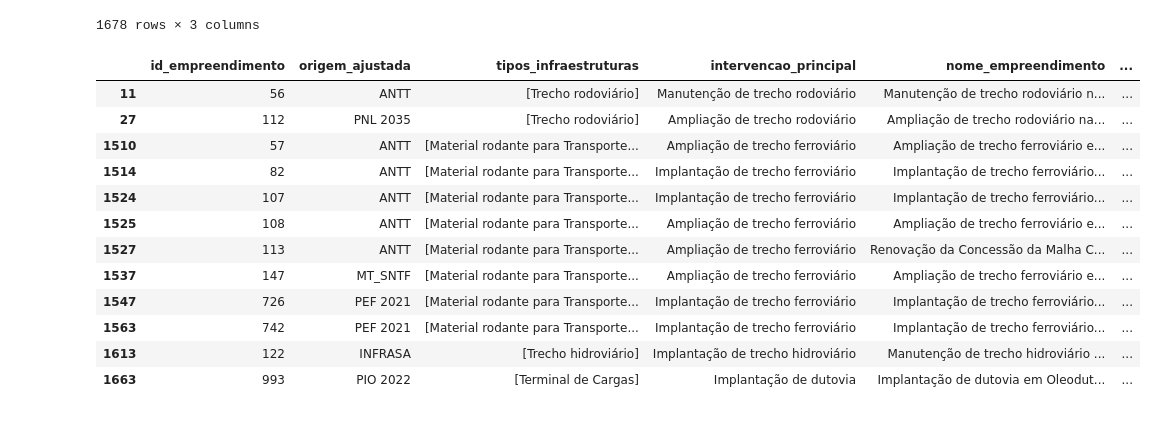
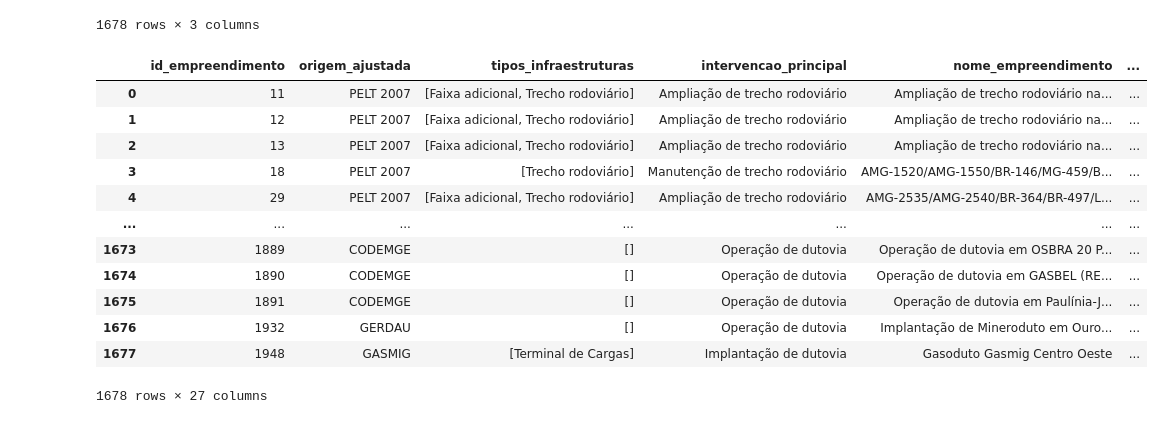
Before and after one commit to paulinhoy/workshop_pelt, a Jupyter notebook: exploration.ipynb, the cells around one changed output. Saved outputs shown, nothing was run; the diff lists cells and outputs as text; code cells hidden in the pictures.

```diff
--- a/exploration.ipynb
+++ b/exploration.ipynb
@@ -67,18 +67,18 @@ df_gestao_carteiras[['id_empreendimento', 'impacto_avaliado_1_pond_cenario', 're
 # %%
 df = pd.read_parquet("dados_consolidados.parquet")
 # %%
-df[df['extensao_km'] > 999]
+df
 # %% [output]
 |  | id_empreendimento | origem_ajustada | tipos_infraestruturas | intervencao_principal | nome_empreendimento | ... |
-| 11 | 56 | ANTT | [Trecho rodoviário] | Manutenção de trecho rodoviário | Manutenção de trecho rodoviário n... | ... |
-| 27 | 112 | PNL 2035 | [Trecho rodoviário] | Ampliação de trecho rodoviário | Ampliação de trecho rodoviário na... | ... |
-| 1510 | 57 | ANTT | [Material rodante para Transporte... | Ampliação de trecho ferroviário | Ampliação de trecho ferroviário e... | ... |
-| 1514 | 82 | ANTT | [Material rodante para Transporte... | Implantação de trecho ferroviário | Implantação de trecho ferroviário... | ... |
-| 1524 | 107 | ANTT | [Material rodante para Transporte... | Implantação de trecho ferroviário | Implantação de trecho ferroviário... | ... |
-| 1525 | 108 | ANTT | [Material rodante para Transporte... | Ampliação de trecho ferroviário | Ampliação de trecho ferroviário e... | ... |
-| 1527 | 113 | ANTT | [Material rodante para Transporte... | Ampliação de trecho ferroviário | Renovação da Concessão da Malha C... | ... |
-| 1537 | 147 | MT_SNTF | [Material rodante para Transporte... | Ampliação de trecho ferroviário | Ampliação de trecho ferroviário e... | ... |
-| 1547 | 726 | PEF 2021 | [Material rodante para Transporte... | Implantação de trecho ferroviário | Implantação de trecho ferroviário... | ... |
-| 1563 | 742 | PEF 2021 | [Material rodante para Transporte... | Implantação de trecho ferroviário | Implantação de trecho ferroviário... | ... |
-| 1613 | 122 | INFRASA | [Trecho hidroviário] | Implantação de trecho hidroviário | Manutenção de trecho hidroviário ... | ... |
-| 1663 | 993 | PIO 2022 | [Terminal de Cargas] | Implantação de dutovia | Implantação de dutovia em Oleodut... | ... |
+| 0 | 11 | PELT 2007 | [Faixa adicional, Trecho rodoviário] | Ampliação de trecho rodoviário | Ampliação de trecho rodoviário na... | ... |
+| 1 | 12 | PELT 2007 | [Faixa adicional, Trecho rodoviário] | Ampliação de trecho rodoviário | Ampliação de trecho rodoviário na... | ... |
+| 2 | 13 | PELT 2007 | [Faixa adicional, Trecho rodoviário] | Ampliação de trecho rodoviário | Ampliação de trecho rodoviário na... | ... |
+| 3 | 18 | PELT 2007 | [Trecho rodoviário] | Manutenção de trecho rodoviário | AMG-1520/AMG-1550/BR-146/MG-459/B... | ... |
+| 4 | 29 | PELT 2007 | [Faixa adicional, Trecho rodoviário] | Ampliação de trecho rodoviário | AMG-2535/AMG-2540/BR-364/BR-497/L... | ... |
+| ... | ... | ... | ... | ... | ... | ... |
+| 1673 | 1889 | CODEMGE | [] | Operação de dutovia | Operação de dutovia em OSBRA 20 P... | ... |
+| 1674 | 1890 | CODEMGE | [] | Operação de dutovia | Operação de dutovia em GASBEL (RE... | ... |
+| 1675 | 1891 | CODEMGE | [] | Operação de dutovia | Operação de dutovia em Paulínia-J... | ... |
+| 1676 | 1932 | GERDAU | [] | Operação de dutovia | Implantação de Mineroduto em Ouro... | ... |
+| 1677 | 1948 | GASMIG | [Terminal de Cargas] | Implantação de dutovia | Gasoduto Gasmig Centro Oeste | ... |
+1678 rows × 27 columns
```
Also changed, not shown: 3 other files.
